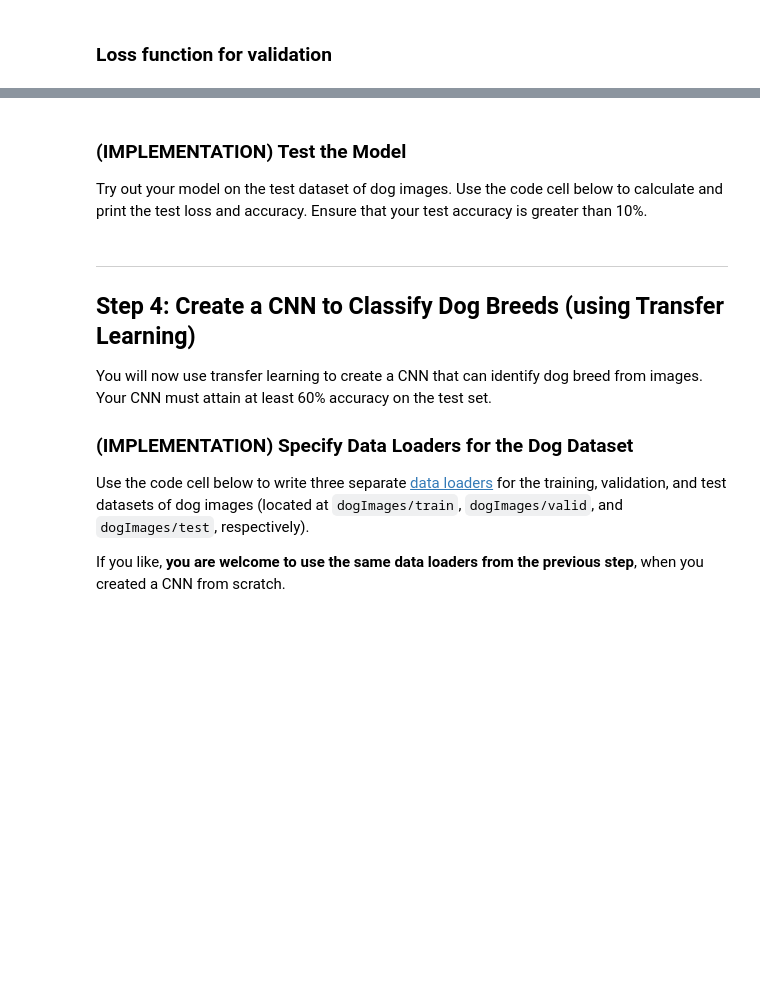
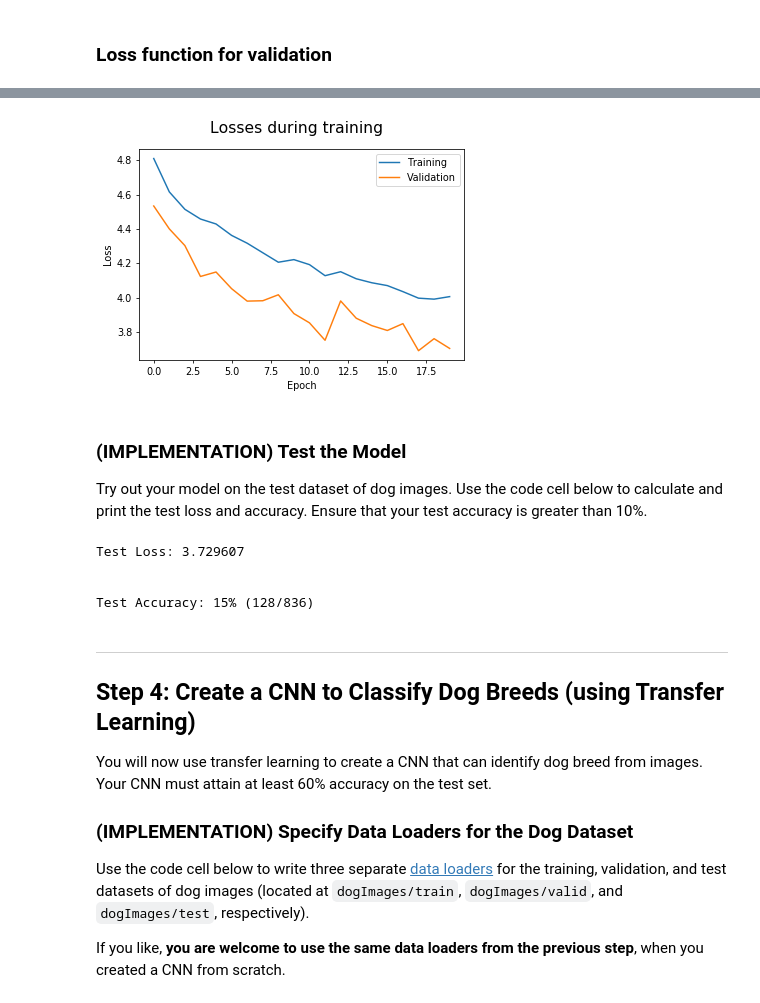
Before and after one commit to HaleTom/pytorch-udacity-intro, a Jupyter notebook: project-dog-classification/dog_app.ipynb, the cells around one changed output, grey strips where cells are left out. Drawn from its saved outputs; the diff is of its cells as text; code cells hidden in the pictures; blank space fills up the shorter version.

```diff
--- a/project-dog-classification/dog_app.ipynb
+++ b/project-dog-classification/dog_app.ipynb
@@ -50,3 +50,6 @@ Make sure that you've downloaded the required human and dog datasets:
 *Note: If you are using a Windows machine, you are encouraged to use [7zip](http://www.7-zip.org/) to extract the folder.*
 
 In the code cell below, we save the file paths for both the human (LFW) dataset and dog dataset in the numpy arrays `human_files` and `dog_files`.
+# %%
+train_model_scratch  = True  # Allow skipping training to continue to transfer learning exercise
+train_model_transfer = True
@@ -798,13 +842,20 @@ model_scratch = load_or_new_model(Net(), pathname=save_path)
 # %%
 # Show the losses decreasing during training
-fig = plt.figure()
-plt.plot(train_losses, label='Training')
-plt.plot(valid_losses, label='Validation')
-fig.suptitle('Losses during training', fontsize=16)
-plt.xlabel('Epoch')
-plt.ylabel('Loss')
-plt.legend()
-plt.show()
+def show_train_losses():
+    plt.rcParams['figure.dpi'] = 70  # Don't make images too big
+    fig = plt.figure()
+    plt.plot(train_losses, label='Training')
+    plt.plot(valid_losses, label='Validation')
+    fig.suptitle('Losses during training', fontsize=16)
+    plt.xlabel('Epoch')
+    plt.ylabel('Loss')
+    plt.legend()
+    plt.show()
+
+if train_model_scratch:
+    show_train_losses()
+# %% [output]
+[figure, added]
 # %% [markdown]
 ### (IMPLEMENTATION) Test the Model
 
@@ -844,3 +904,11 @@ test(loader, model_scratch, use_cuda)
+# %%
+# call test function
+test(loader, model_scratch, use_cuda)
+# %% [output]
+Test Loss: 3.729607
+
+
+Test Accuracy: 15% (128/836)
 # %% [markdown]
 ---
 <a id='step4'></a>
```
Also changed, not shown: parts of 25 cells of this notebook, 1 other file.
